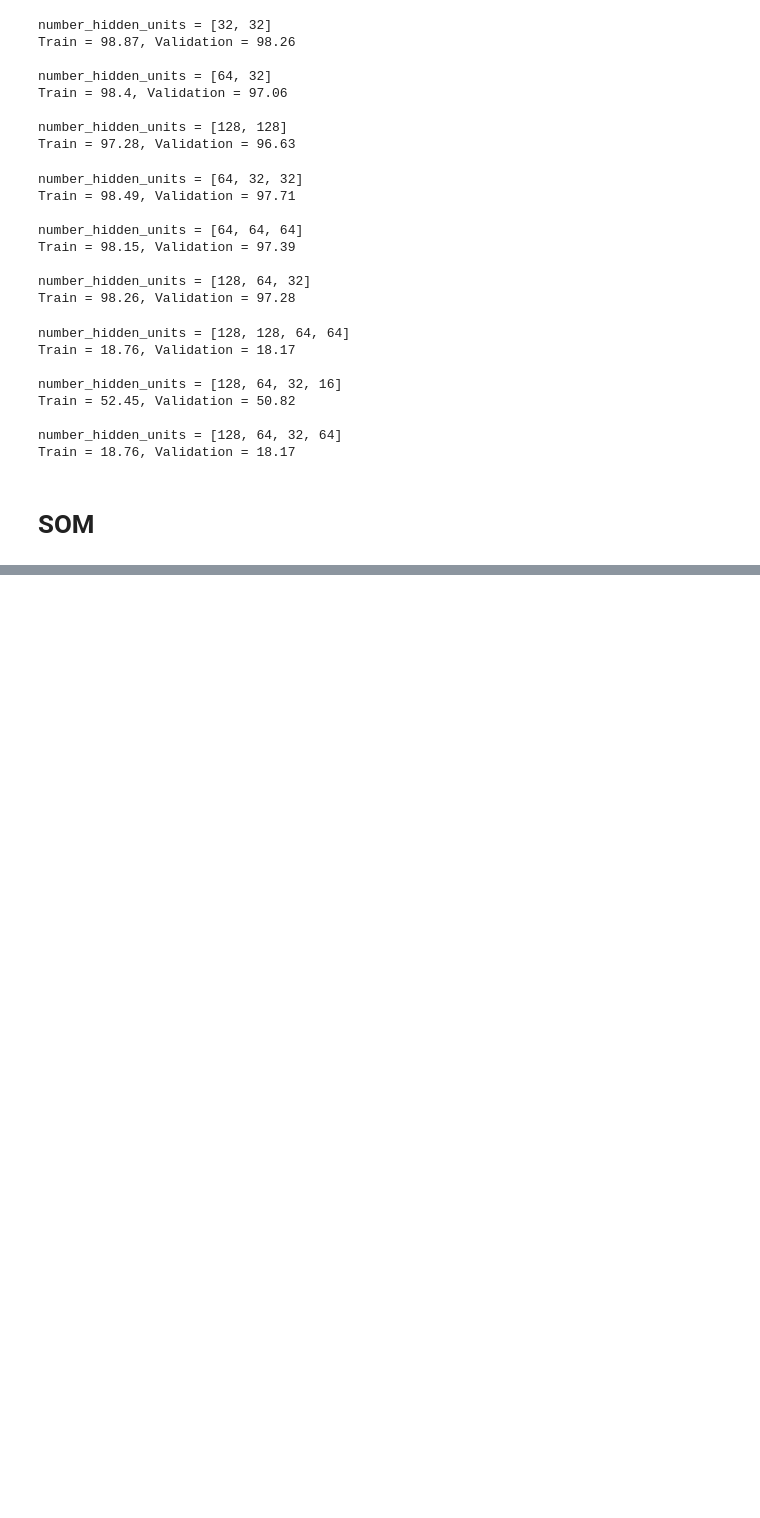
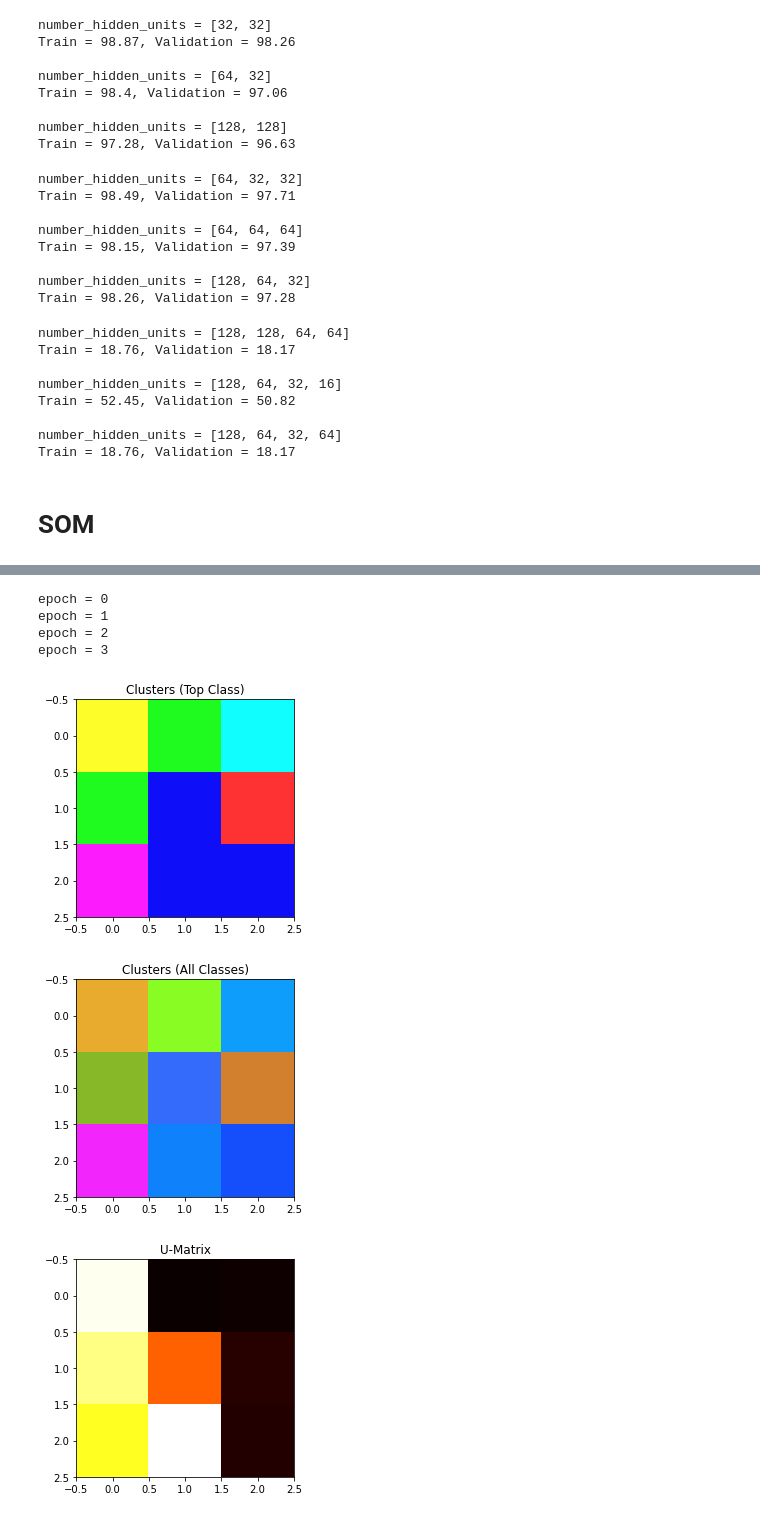
Before and after one commit to AUT-Student/NN-HW3, a Jupyter notebook: NN_HW3.ipynb, the cells around one changed output, grey strips where cells are left out. Saved outputs shown, nothing was run; the diff lists cells and outputs as text; code cells hidden in the pictures; blank space fills up the shorter version.

```diff
--- a/NN_HW3.ipynb
+++ b/NN_HW3.ipynb
@@ -478,0 +476,13 @@ array([0.03985296, 0.03582902, 0.02780871, 0.01974901, 0.01339253,
+# %%
+som.train(X_train.to_numpy())
+# %% [output]
+epoch = 0
+epoch = 1
+epoch = 2
+epoch = 3
+# %%
+som.plot_map(X_train.to_numpy(), y_train.to_numpy())
+# %% [output]
+[figure, added]
+[figure, added]
+[figure, added]
```
Also changed, not shown: parts of 72 cells of this notebook.
